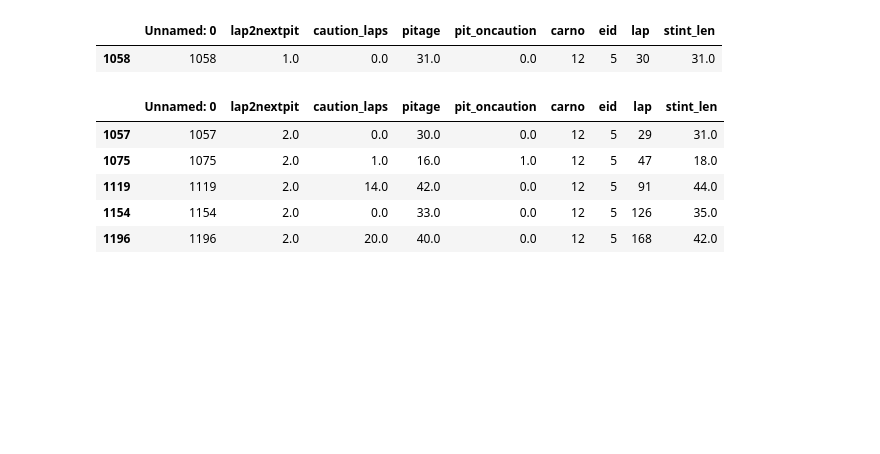
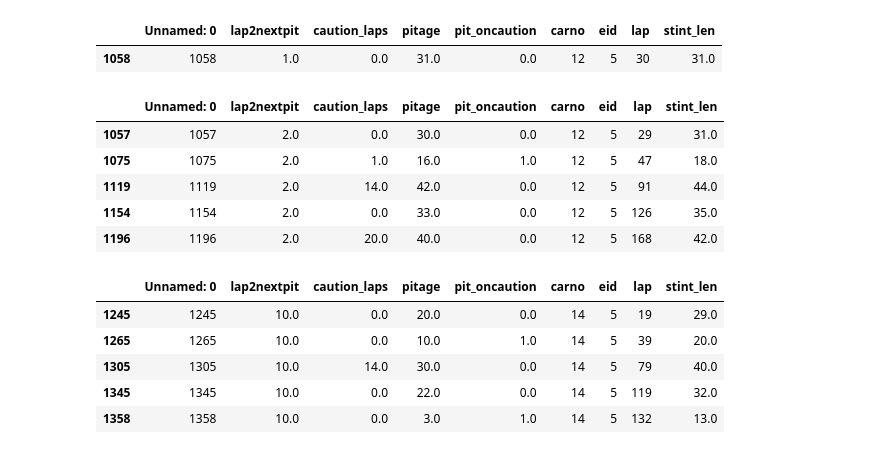
Before and after one commit to DSC-SPIDAL/rankpredictor, a Jupyter notebook: run/22.PaperFinal/notebook/RankNet-check-modeldata.ipynb, the cells around one changed output. Saved outputs shown, nothing was run; the diff lists cells and outputs as text; code cells hidden in the pictures; blank space fills up the shorter version.

```diff
--- a/run/22.PaperFinal/notebook/RankNet-check-modeldata.ipynb
+++ b/run/22.PaperFinal/notebook/RankNet-check-modeldata.ipynb
@@ -420,3 +428,12 @@ df12[df12['lap2nextpit']==2]
 | 1119 | 1119 | 2.0 | 14.0 | 42.0 | 0.0 | 12 | 5 | 91 | 44.0 |
 | 1154 | 1154 | 2.0 | 0.0 | 33.0 | 0.0 | 12 | 5 | 126 | 35.0 |
 | 1196 | 1196 | 2.0 | 20.0 | 40.0 | 0.0 | 12 | 5 | 168 | 42.0 |
+# %%
+df_test[(df_test['carno']==14) & (df_test['lap2nextpit']==10)]
+# %% [output]
+|  | Unnamed: 0 | lap2nextpit | caution_laps | pitage | pit_oncaution | carno | eid | lap | stint_len |
+| 1245 | 1245 | 10.0 | 0.0 | 20.0 | 0.0 | 14 | 5 | 19 | 29.0 |
+| 1265 | 1265 | 10.0 | 0.0 | 10.0 | 1.0 | 14 | 5 | 39 | 20.0 |
+| 1305 | 1305 | 10.0 | 14.0 | 30.0 | 0.0 | 14 | 5 | 79 | 40.0 |
+| 1345 | 1345 | 10.0 | 0.0 | 22.0 | 0.0 | 14 | 5 | 119 | 32.0 |
+| 1358 | 1358 | 10.0 | 0.0 | 3.0 | 1.0 | 14 | 5 | 132 | 13.0 |
```
Also changed, not shown: parts of 7 cells of this notebook, 17 other files.
